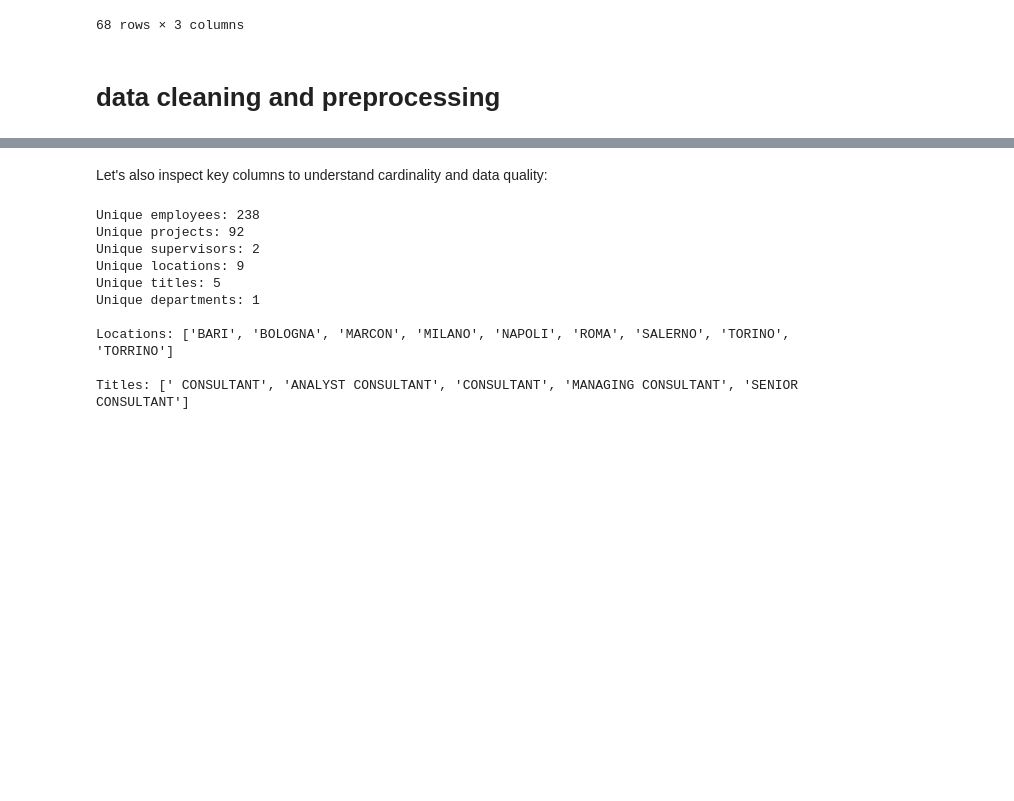
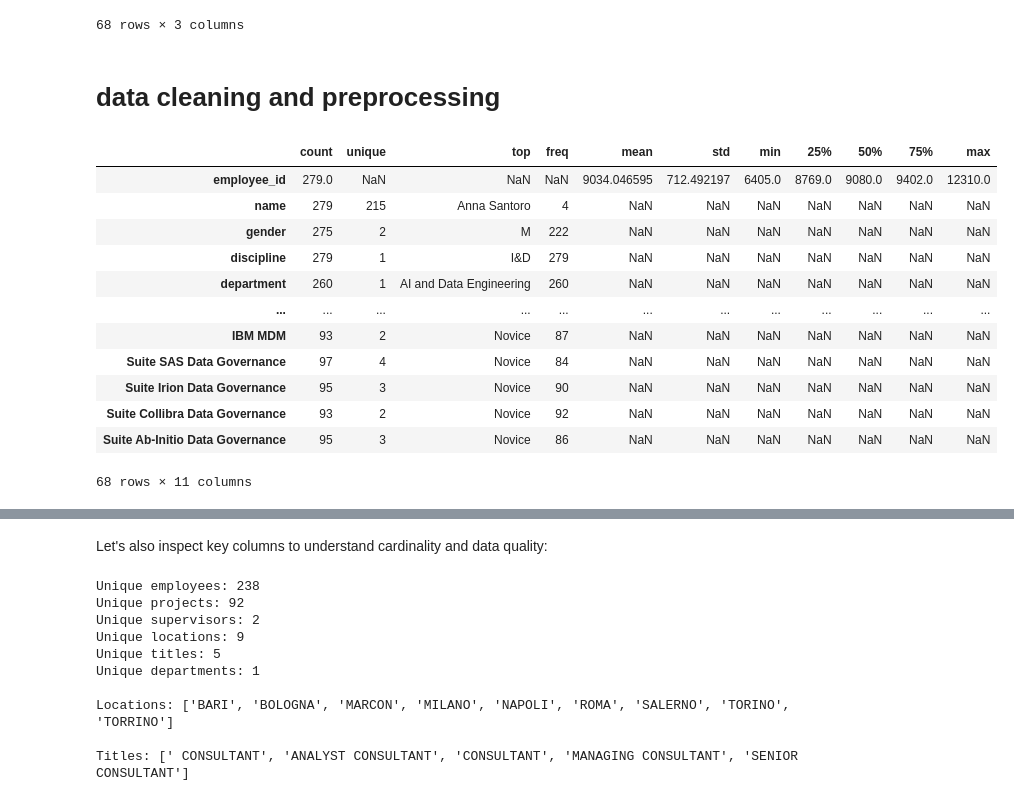
Before and after one commit to leobcc/neo4j-training-course-material, a Jupyter notebook: notebooks/session-01/session-01_mf.ipynb, the cells around one changed output, grey strips where cells are left out. Drawn from its saved outputs; the diff is of its cells as text; code cells hidden in the pictures; blank space fills up the shorter version.

Commit message:
added data preanalisys and clieaning

```diff
--- a/notebooks/session-01/session-01_mf.ipynb
+++ b/notebooks/session-01/session-01_mf.ipynb
@@ -103,3 +103,20 @@ df.head(3).T
 # %% [markdown]
 
 # data cleaning and preprocessing
+# %%
+df.describe(include="all").T
+#df.info()
+# %% [output]
+|  | count | unique | top | freq | mean | std | min | 25% | 50% | 75% | max |
+| employee_id | 279.0 | NaN | NaN | NaN | 9034.046595 | 712.492197 | 6405.0 | 8769.0 | 9080.0 | 9402.0 | 12310.0 |
+| name | 279 | 215 | Anna Santoro | 4 | NaN | NaN | NaN | NaN | NaN | NaN | NaN |
+| gender | 275 | 2 | M | 222 | NaN | NaN | NaN | NaN | NaN | NaN | NaN |
+| discipline | 279 | 1 | I&D | 279 | NaN | NaN | NaN | NaN | NaN | NaN | NaN |
+| department | 260 | 1 | AI and Data Engineering | 260 | NaN | NaN | NaN | NaN | NaN | NaN | NaN |
+| ... | ... | ... | ... | ... | ... | ... | ... | ... | ... | ... | ... |
+| IBM MDM | 93 | 2 | Novice | 87 | NaN | NaN | NaN | NaN | NaN | NaN | NaN |
+| Suite SAS Data Governance | 97 | 4 | Novice | 84 | NaN | NaN | NaN | NaN | NaN | NaN | NaN |
+| Suite Irion Data Governance | 95 | 3 | Novice | 90 | NaN | NaN | NaN | NaN | NaN | NaN | NaN |
+| Suite Collibra Data Governance | 93 | 2 | Novice | 92 | NaN | NaN | NaN | NaN | NaN | NaN | NaN |
+| Suite Ab-Initio Data Governance | 95 | 3 | Novice | 86 | NaN | NaN | NaN | NaN | NaN | NaN | NaN |
+68 rows × 11 columns
```
Also changed, not shown: parts of 7 cells of this notebook.
